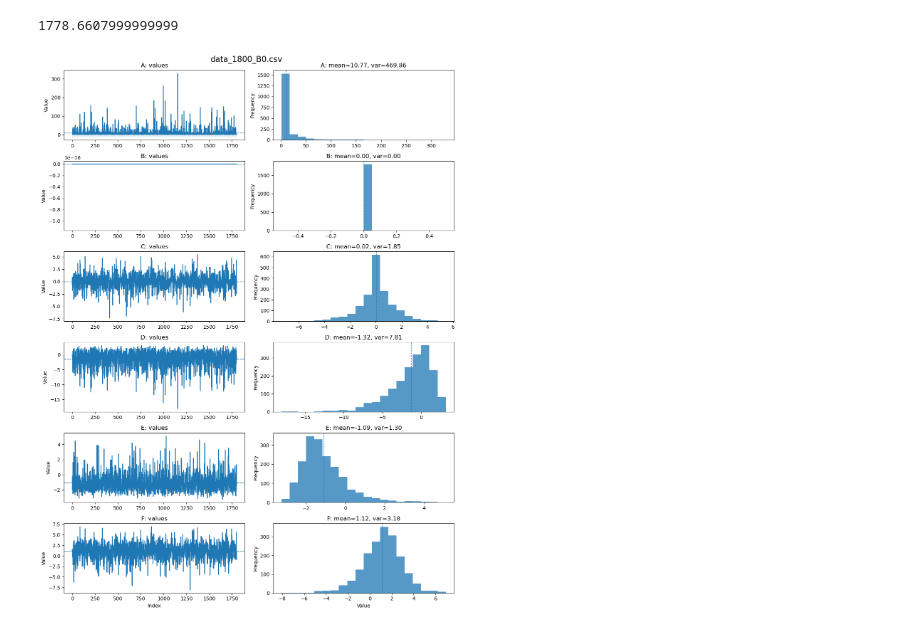
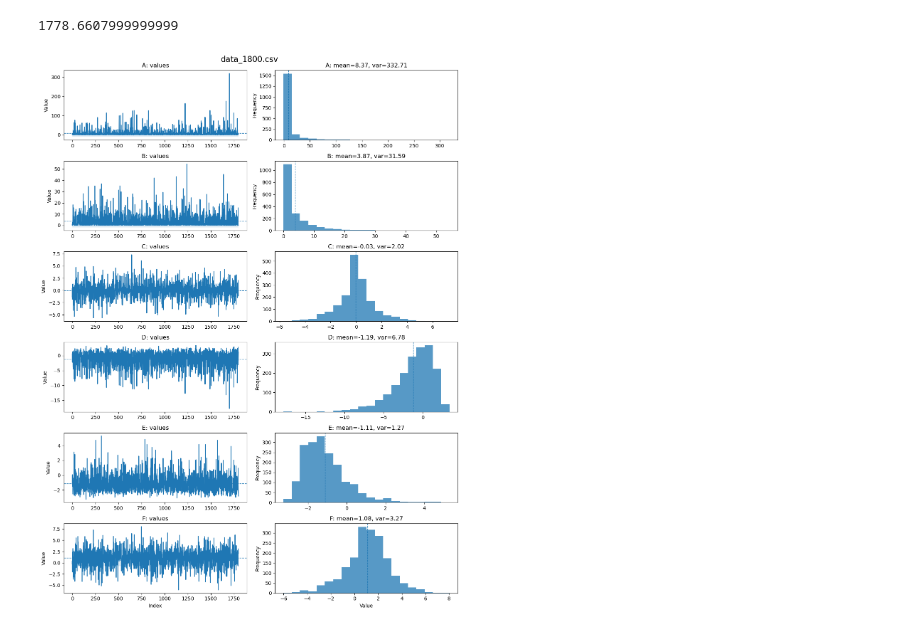
Before and after one commit to Twinbo/02463-assignements, a Jupyter notebook: Project_3/Causality_project_3.ipynb, the cells around one changed output. Saved outputs shown, nothing was run; the diff lists cells and outputs as text; code cells hidden in the pictures.

```diff
--- a/Project_3/Causality_project_3.ipynb
+++ b/Project_3/Causality_project_3.ipynb
@@ -10,7 +10,7 @@ import matplotlib.pyplot as plt
 import numpy as np
 import matplotlib.pyplot as plt
 
-filename = "data_1800_B0.csv"
+filename = "data_1800.csv"
 
 data = np.genfromtxt(
     filename,
@@ -24,31 +24,31 @@ x = np.arange(data.shape[0])
 
 fig, axes = plt.subplots(6, 2, figsize=(12, 16))
 
 for i, name in enumerate(names):
     y = data[:, i]
 
     mean = np.mean(y)
     var = np.var(y)
     std = np.sqrt(var)
 
     # Left: variable values
     axes[i, 0].plot(x, y)
     axes[i, 0].axhline(mean, linestyle="--", linewidth=1)
     axes[i, 0].fill_between(x, mean - std, mean + std, alpha=0.15)
     axes[i, 0].set_title(f"{name}: values")
     axes[i, 0].set_ylabel("Value")
 
     # Right: distribution
     axes[i, 1].hist(y, bins=20, alpha=0.75)
     axes[i, 1].axvline(mean, linestyle="--", linewidth=1)
     axes[i, 1].set_title(f"{name}: mean={mean:.2f}, var={var:.2f}")
     axes[i, 1].set_ylabel("Frequency")
 
 axes[-1, 0].set_xlabel("Index")
 axes[-1, 1].set_xlabel("Value")
 
 fig.suptitle(f"{filename}", fontsize=16)
 plt.tight_layout()
 plt.show()
 # %% [output]
-[figure, old version]
+[figure, new version]
```
Also changed, not shown: parts of 4 cells of this notebook, 15 other files.
